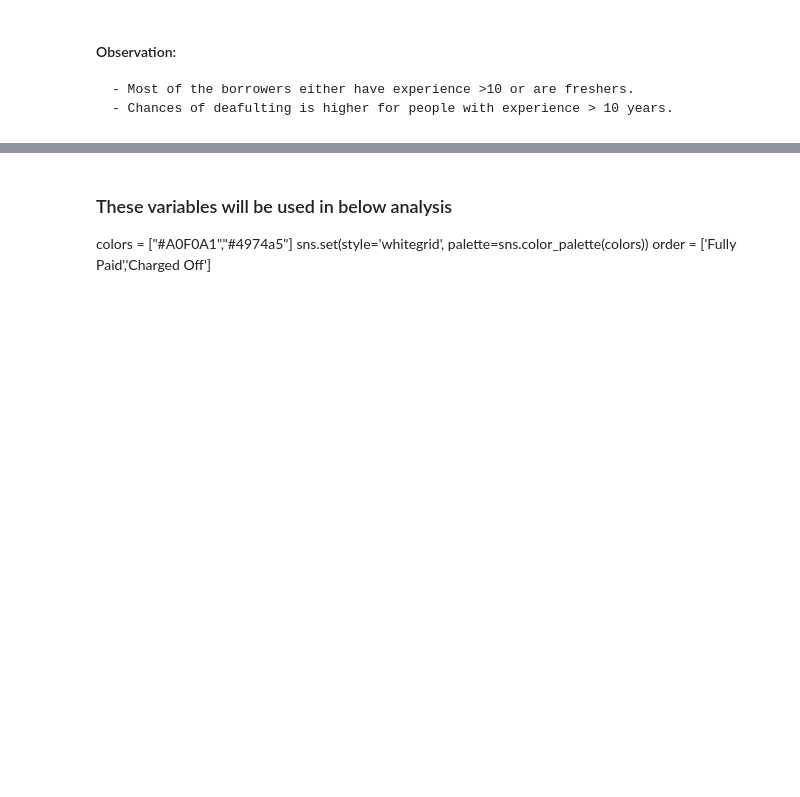
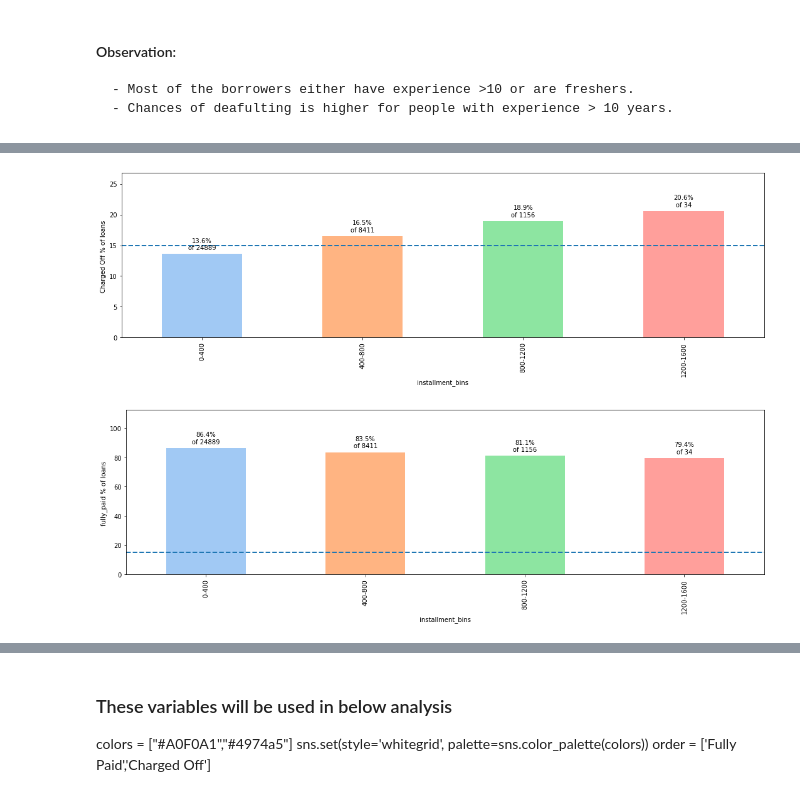
Before and after one commit to rainasharma/Lending-Club-Case-Study, a Jupyter notebook: Group_Raina_Sharma.ipynb, the cells around one changed output, grey strips where cells are left out. Cells and saved outputs as stored; diff of their text form; code cells hidden in the pictures; blank space fills up the shorter version.

```diff
--- a/Group_Raina_Sharma.ipynb
+++ b/Group_Raina_Sharma.ipynb
@@ -773,0 +785,6 @@ categoricalBarPlots(loan_df, category_columns_list)
+# %%
+plot_charged_off(loan_df,'installment_bins')
+plot_fully_paid(loan_df,'installment_bins')
+# %% [output]
+[figure, added]
+[figure, added]
```
Also changed, not shown: parts of 41 cells of this notebook.
